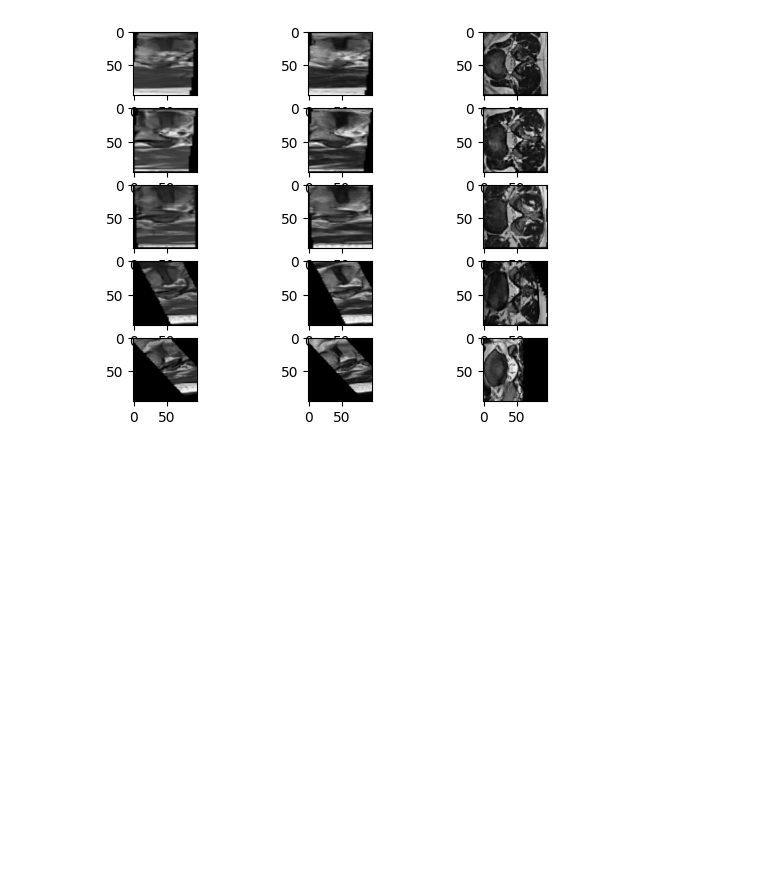
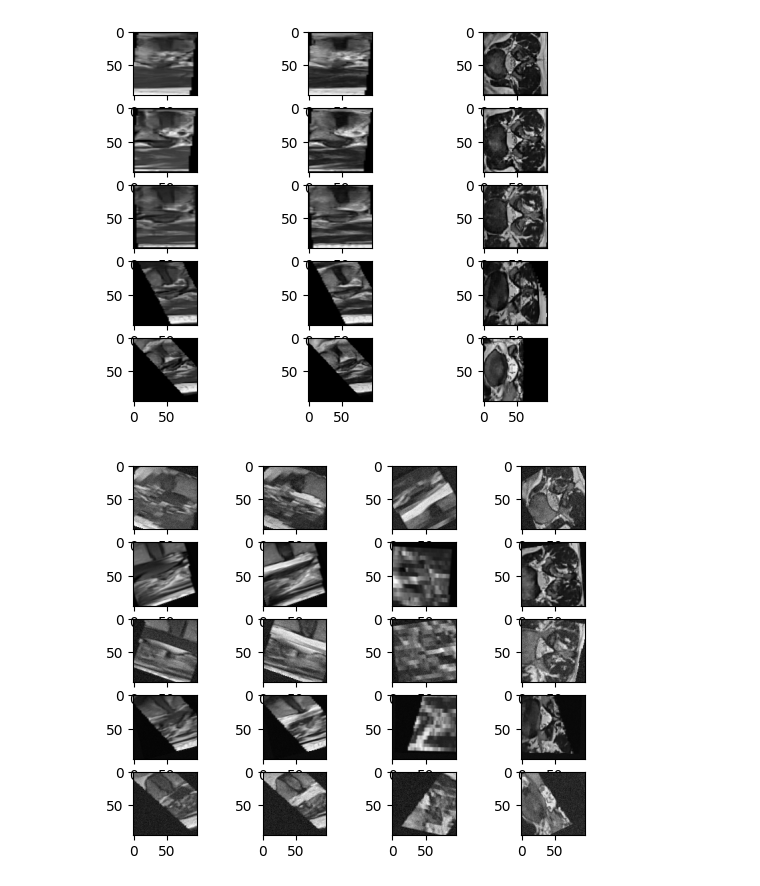
Before and after one commit to IDoCodingStuffs/rsna_2024, a Jupyter notebook: 3d_modeling/pc_loading.ipynb, the cells around one changed output. Drawn from its saved outputs; the diff is of its cells as text; code cells hidden in the pictures; blank space fills up the shorter version.

```diff
--- a/3d_modeling/pc_loading.ipynb
+++ b/3d_modeling/pc_loading.ipynb
@@ -102,0 +115,37 @@ plt.show()
+# %%
+f, axs = plt.subplots(5, 4)
+
+for i in range(index * 5, (index + 1) * 5):
+    row = bounding_boxes.iloc[i]
+    level = row['level'].replace("/", "").lower()
+    min_bound = np.array([row['x_min'], row['y_min'], row['z_min']])
+    max_bound = np.array([row['x_max'], row['y_max'], row['z_max']])
+
+    row_1 = coords.iloc[i]
+    row_2 = coords.iloc[i + 1]
+
+    #level = (row_1['level'].str + "_" + row_2["level"].str).lower()
+    pt1 = np.array([row_1['x'], row_1['y'], row_1['z']])
+    pt2 = np.array([row_2['x'], row_2['y'], row_2['z']])
+
+    grid = read_vertebral_level_as_voxel_grid_nonaligned(
+        f"../data/rsna-2024-lumbar-spine-degenerative-classification/train_images/{row_1['study_id']}",
+        vertebral_level=level,
+        center_point_pair=(pt1,pt2),
+        min_bound=min_bound,
+        max_bound=max_bound,
+        series_type_dict=series_descs,
+        voxel_size=(96, 96, 96),
+        caching=True
+    )
+
+    grid = tf(grid.astype(np.float32))
+
+    axs[i % 5, 0].imshow(grid[0, 48], cmap="gray")
+    axs[i % 5, 1].imshow(grid[2, 48], cmap="gray")
+    axs[i % 5, 2].imshow(grid[2, :, 48], cmap="gray")
+    axs[i % 5, 3].imshow(grid[1, :, :, 48], cmap="gray")
+
+plt.show()
+# %% [output]
+[figure, added]
```
Also changed, not shown: parts of 2 cells of this notebook, 1 other file.
